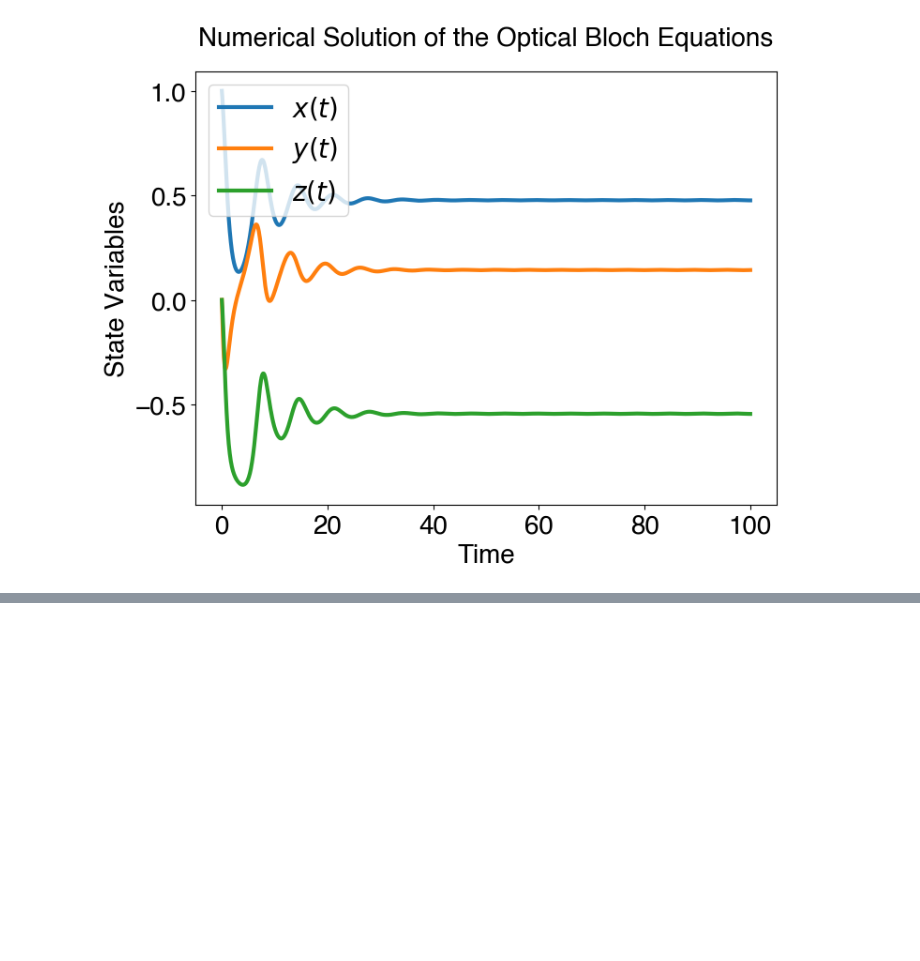
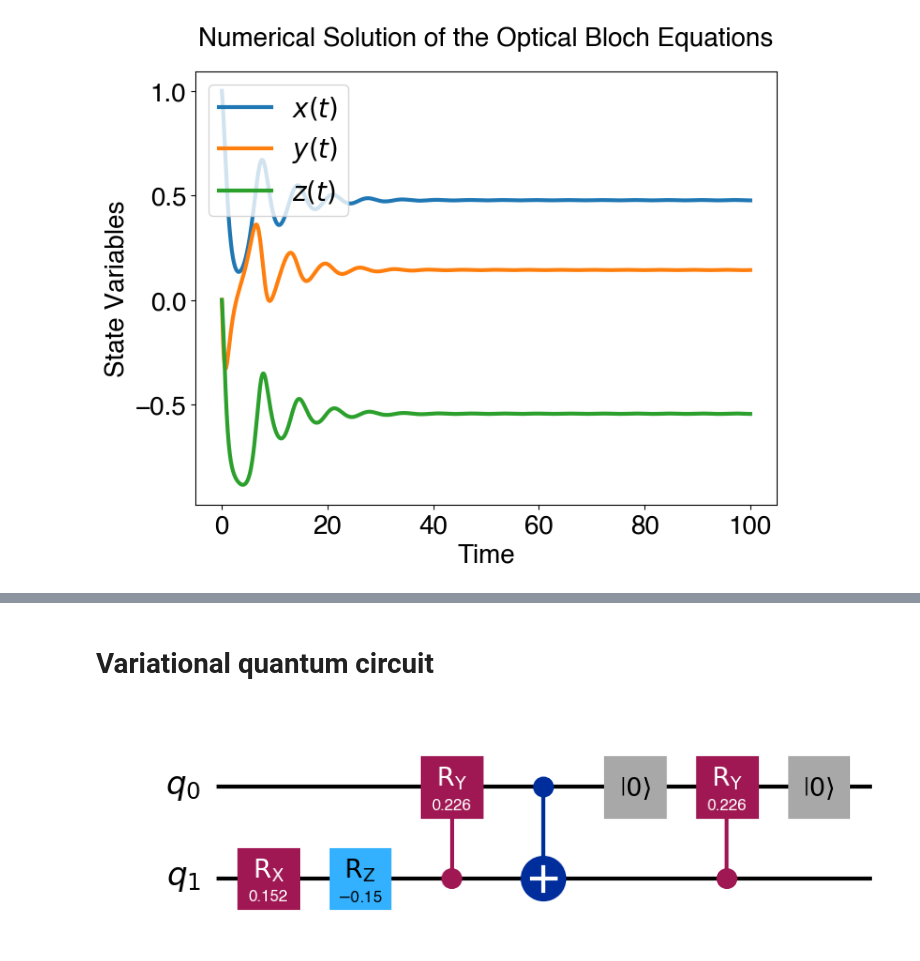
Before and after one commit to psasanka1729/VQA, a Jupyter notebook: solve_optical_Bloch.ipynb, the cells around one changed output, grey strips where cells are left out. Saved outputs shown, nothing was run; the diff lists cells and outputs as text; code cells hidden in the pictures; blank space fills up the shorter version.

```diff
--- a/solve_optical_Bloch.ipynb
+++ b/solve_optical_Bloch.ipynb
@@ -295 +309,3 @@ print('Cost function:', cost_vals[-1])
+# %% [markdown]
+# Variational quantum circuit
 # %%
@@ -312,32 +328,35 @@ print('Cost function:', cost_vals[-1])
 # %%
-# def variationl_circuit(Delta, L, J, x, dt, num_layer, num_qubit):
+def variationl_circuit(Delta, L, J, x, dt, num_layer, num_qubit):
 
-#      theta_2 = J * L * x * dt
-#      theta_3 = - Delta * dt
-#      theta_r = np.arcsin(np.sqrt(gamma * dt))
-#      theta_d = np.arcsin(np.sqrt(gamma * dt))
+     theta_2 = J * L * x * dt
+     theta_3 = - Delta * dt
+     theta_r = np.arcsin(np.sqrt(gamma * dt))
+     theta_d = np.arcsin(np.sqrt(gamma * dt))
 
-#      qc = QuantumCircuit(num_qubit)
-#      for layer in range(num_layer):
-#           for qubit in range(1,num_qubit):
-#                qc.rx(theta_2,qubit)
-#                qc.rz(theta_3,qubit)
+     qc = QuantumCircuit(num_qubit)
 
-#                qc.cry(theta_r, qubit, 0)
-#                qc.cx(0, qubit)
+     for layer in range(num_layer):
+          for qubit in range(1,num_qubit):
+               qc.rx(theta_2,qubit)
+               qc.rz(theta_3,qubit)
 
-#                qc.reset(0)
+               qc.cry(theta_r, qubit, 0)
+               qc.cx(0, qubit)
 
-#                qc.cry(theta_d, qubit, 0)
+               qc.reset(0)
 
-#                qc.reset(0)
+               qc.cry(theta_d, qubit, 0)
 
-#      return qc
+               qc.reset(0)
 
-# Delta = 1.5
-# L = 100
-# J = 1 / ( L - 1 )
-# gamma = 0.5
-# dt = 0.1
-# x = 1.5
-# variationl_circuit(Delta, L, J, x, dt, 1, 2).draw('mpl', scale = 1.5)#.savefig('variational_circuit.pdf', dpi=600, bbox_inches='tight')
+     return qc
+
+Delta = 1.5
+L = 100
+J = 1 / ( L - 1 )
+gamma = 0.5
+dt = 0.1
+x = 1.5
+variationl_circuit(Delta, L, J, x, dt, num_layer=1, num_qubit=2).draw('mpl', scale = 1.5)#.savefig('variational_circuit.pdf', dpi=600, bbox_inches='tight')
+# %% [output]
+[figure, added]
```
Also changed, not shown: parts of 8 cells of this notebook.
